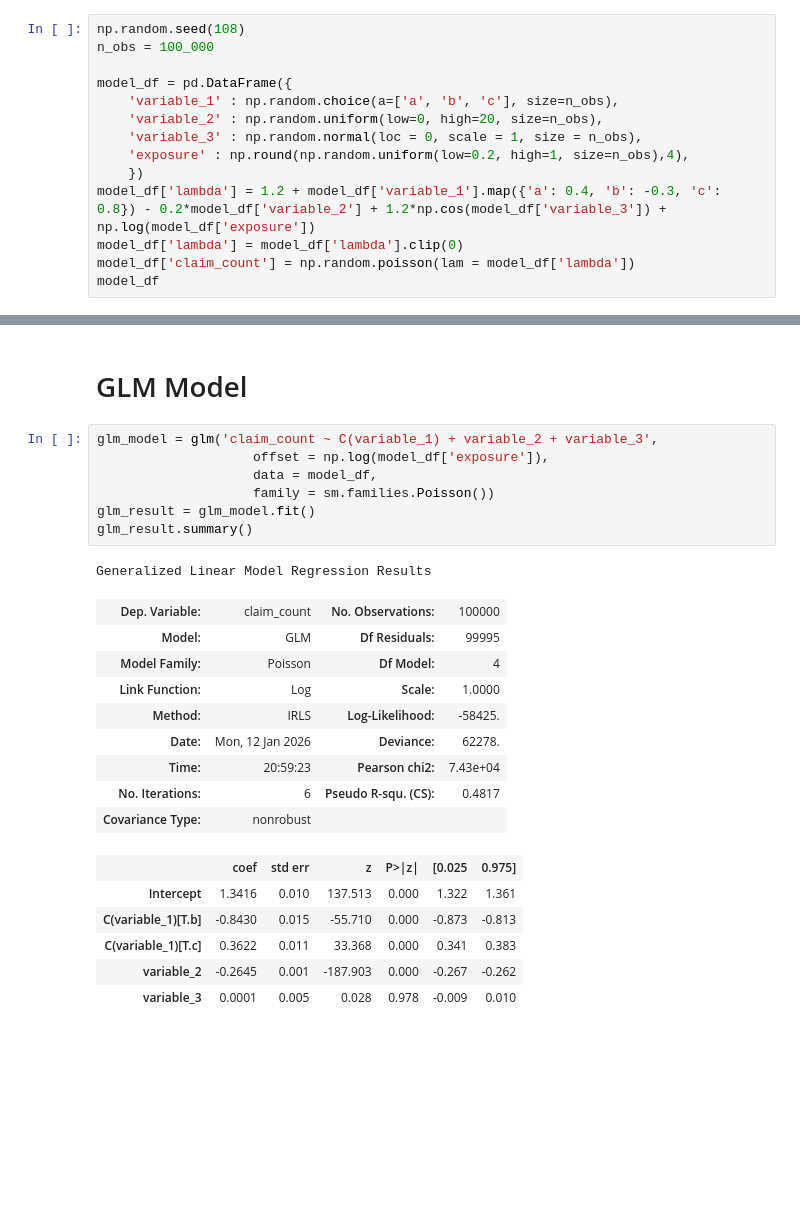
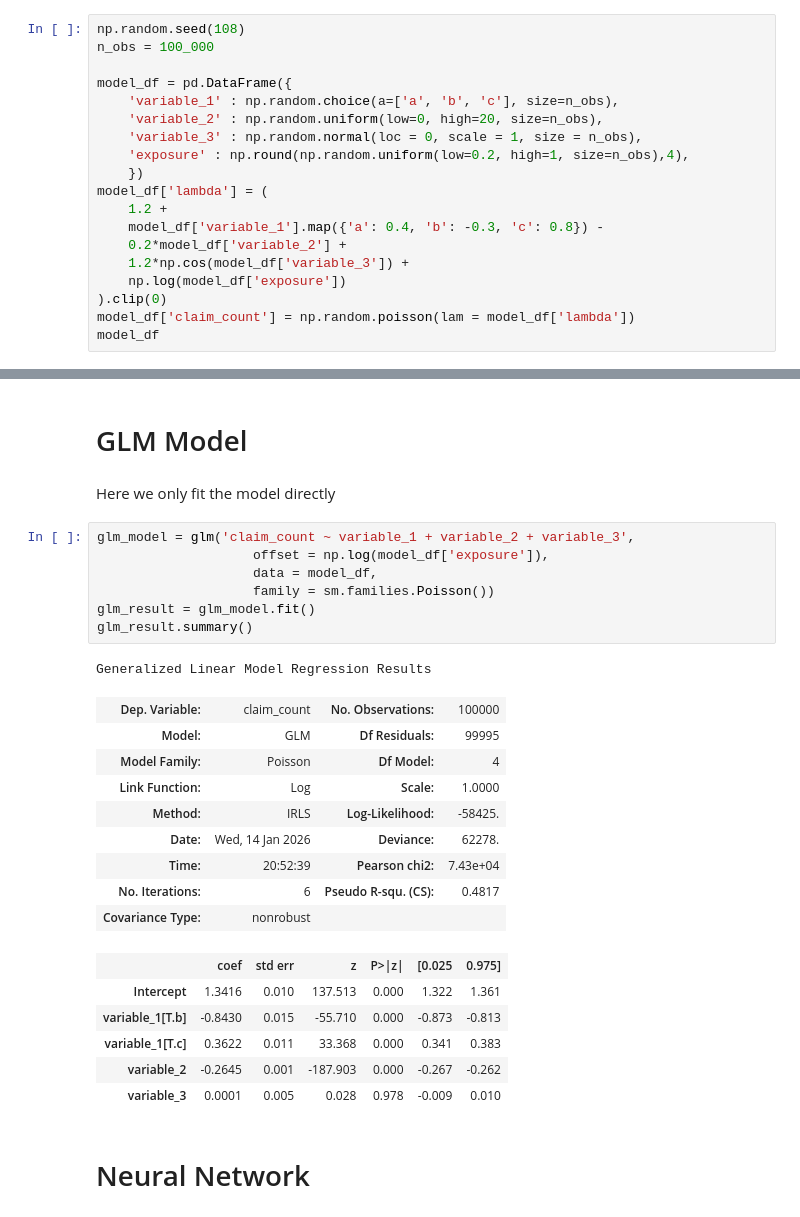
Before and after one commit to leonv1602/my-actuarial-journey, a Jupyter notebook: Machine Learning and Deep Learning/A tale on GLM.ipynb, the cells around one changed output, grey strips where cells are left out. Saved outputs shown, nothing was run; the diff lists cells and outputs as text; blank space fills up the shorter version.

```diff
--- a/Machine Learning and Deep Learning/A tale on GLM.ipynb
+++ b/Machine Learning and Deep Learning/A tale on GLM.ipynb
@@ -35,8 +44,13 @@ model_df = pd.DataFrame({
     'variable_3' : np.random.normal(loc = 0, scale = 1, size = n_obs),
     'exposure' : np.round(np.random.uniform(low=0.2, high=1, size=n_obs),4),
     })
-model_df['lambda'] = 1.2 + model_df['variable_1'].map({'a': 0.4, 'b': -0.3, 'c': 0.8}) - 0.2*model_df['variable_2'] + 1.2*np.cos(model_df['variable_3']) + np.log(model_df['exposure'])
-model_df['lambda'] = model_df['lambda'].clip(0)
+model_df['lambda'] = (
+    1.2 +
+    model_df['variable_1'].map({'a': 0.4, 'b': -0.3, 'c': 0.8}) -
+    0.2*model_df['variable_2'] +
+    1.2*np.cos(model_df['variable_3']) +
+    np.log(model_df['exposure'])
+).clip(0)
 model_df['claim_count'] = np.random.poisson(lam = model_df['lambda'])
 model_df
 # %% [output]
@@ -94,27 +108,31 @@ plt.show()
 [figure]
 # %% [markdown]
 # GLM Model
+# %% [markdown]
+Here we only fit the model directly
 # %%
-glm_model = glm('claim_count ~ C(variable_1) + variable_2 + variable_3',
+glm_model = glm('claim_count ~ variable_1 + variable_2 + variable_3',
                     offset = np.log(model_df['exposure']),
                     data = model_df,
                     family = sm.families.Poisson())
 glm_result = glm_model.fit()
 glm_result.summary()
 # %% [output]
 Generalized Linear Model Regression Results
 | Dep. Variable: | claim_count | No. Observations: | 100000 |
 | Model: | GLM | Df Residuals: | 99995 |
 | Model Family: | Poisson | Df Model: | 4 |
 | Link Function: | Log | Scale: | 1.0000 |
 | Method: | IRLS | Log-Likelihood: | -58425. |
-| Date: | Mon, 12 Jan 2026 | Deviance: | 62278. |
-| Time: | 20:59:23 | Pearson chi2: | 7.43e+04 |
+| Date: | Wed, 14 Jan 2026 | Deviance: | 62278. |
+| Time: | 20:52:39 | Pearson chi2: | 7.43e+04 |
 | No. Iterations: | 6 | Pseudo R-squ. (CS): | 0.4817 |
 | Covariance Type: | nonrobust |  |  |
 |  | coef | std err | z | P>|z| | [0.025 | 0.975] |
 | Intercept | 1.3416 | 0.010 | 137.513 | 0.000 | 1.322 | 1.361 |
-| C(variable_1)[T.b] | -0.8430 | 0.015 | -55.710 | 0.000 | -0.873 | -0.813 |
-| C(variable_1)[T.c] | 0.3622 | 0.011 | 33.368 | 0.000 | 0.341 | 0.383 |
+| variable_1[T.b] | -0.8430 | 0.015 | -55.710 | 0.000 | -0.873 | -0.813 |
+| variable_1[T.c] | 0.3622 | 0.011 | 33.368 | 0.000 | 0.341 | 0.383 |
 | variable_2 | -0.2645 | 0.001 | -187.903 | 0.000 | -0.267 | -0.262 |
 | variable_3 | 0.0001 | 0.005 | 0.028 | 0.978 | -0.009 | 0.010 |
+# %% [markdown]
+# Neural Network
```
Also changed, not shown: parts of 29 cells of this notebook.
